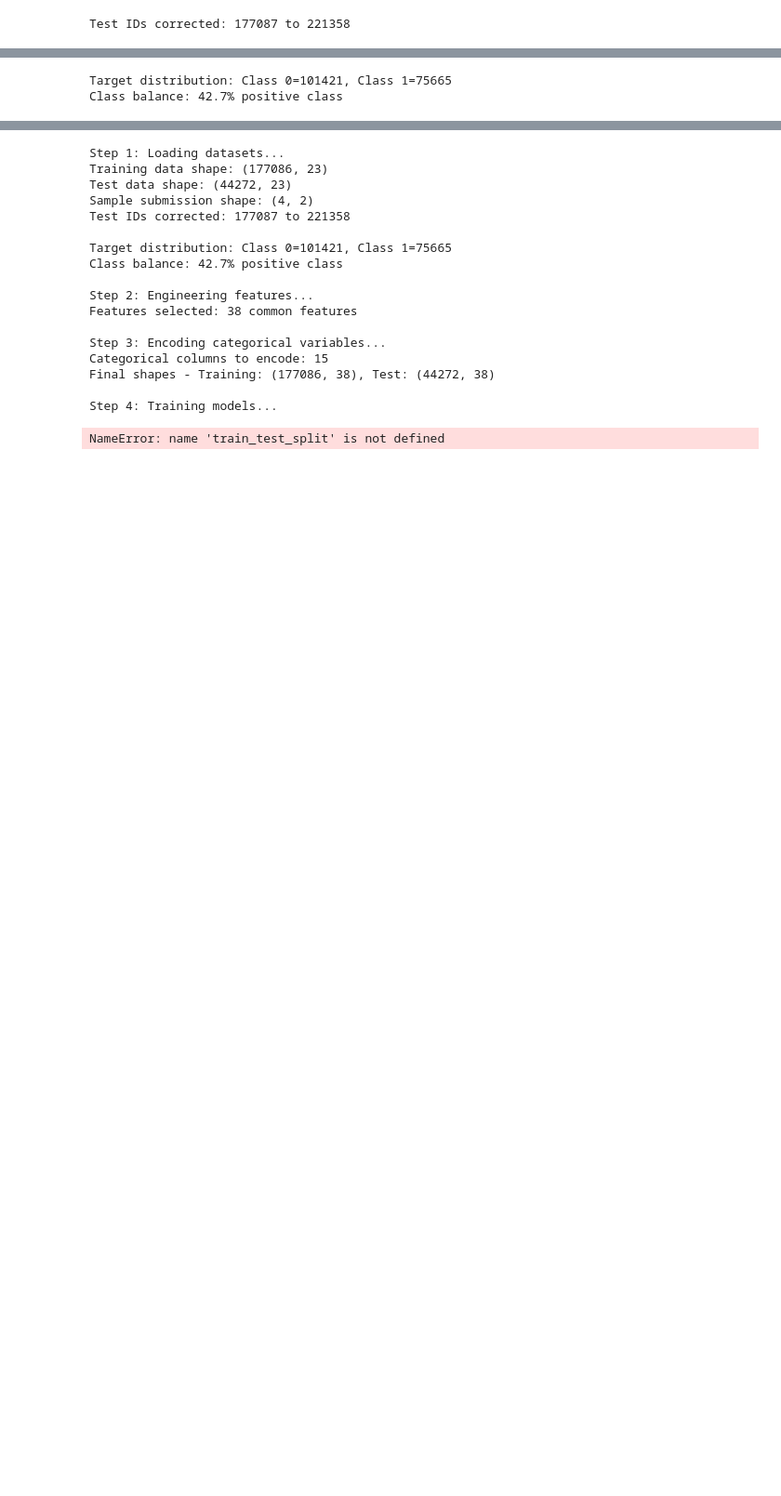
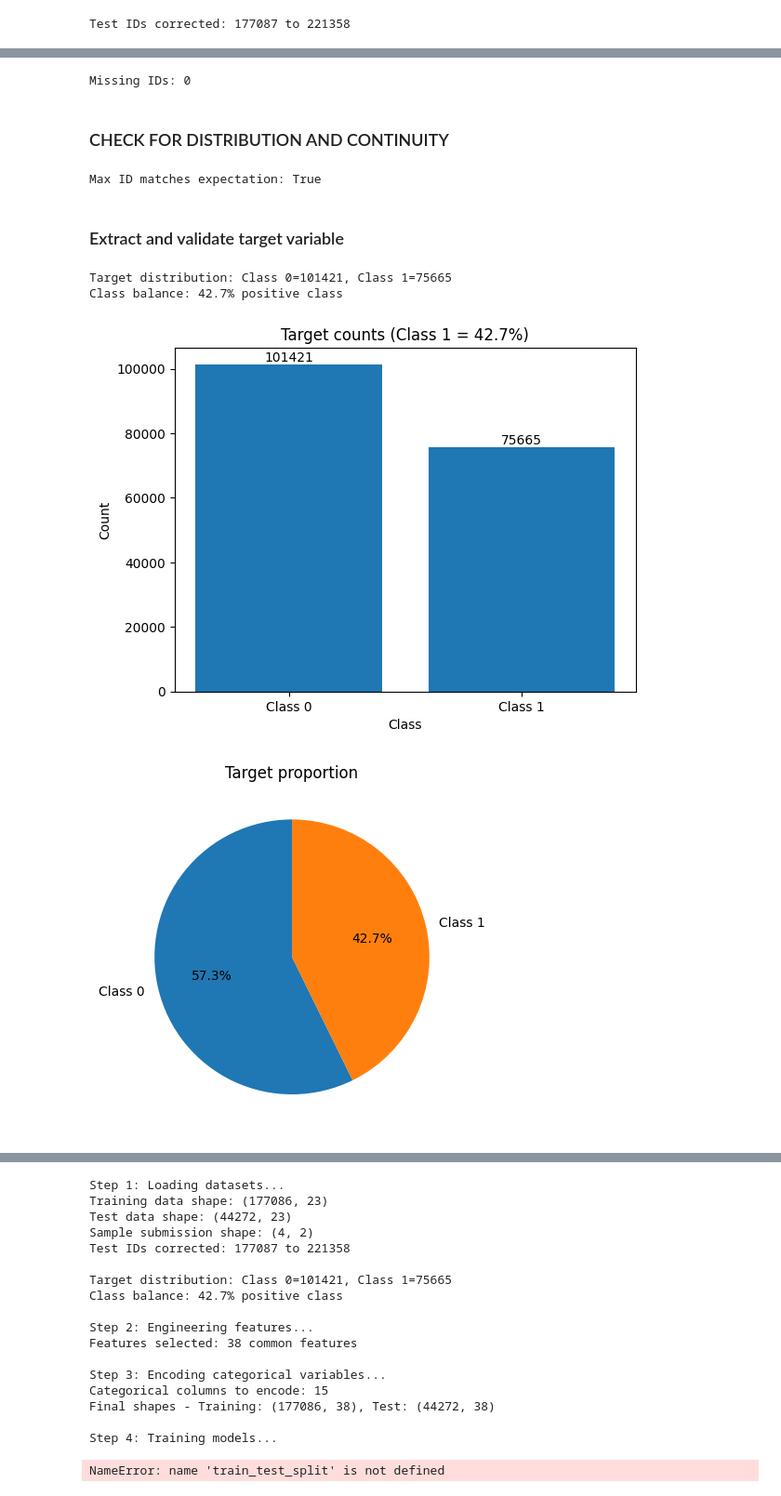
Before and after one commit to lorrainefadzaic-tech/Purchase-Intent-Prediction, a Jupyter notebook: purchase_intent-prediction.ipynb, the cells around one changed output, grey strips where cells are left out. Shown at 93% size. Cells and saved outputs as stored; diff of their text form; code cells hidden in the pictures; blank space fills up the shorter version.

Commit message:
Data Visualizations on Train Data Clean

```diff
--- a/purchase_intent-prediction.ipynb
+++ b/purchase_intent-prediction.ipynb
@@ -177,3 +198,17 @@ Test IDs corrected: 177087 to 221358
+# %%
+missing_ids = set(range(test_df_clean['ID'].min(), test_df_clean['ID'].max() + 1)) - set(test_df_clean['ID'])
+print("Missing IDs:", len(missing_ids))
+# %% [output]
+Missing IDs: 0
+# %% [markdown]
+### CHECK FOR DISTRIBUTION AND CONTINUITY
+# %%
+expected_max = 177087 + len(test_df) - 1
+print("Max ID matches expectation:", test_df['ID'].max() == expected_max)
+# %% [output]
+Max ID matches expectation: True
+# %% [markdown]
+### Extract and validate target variable
 # %%
 # Extract and validate target variable
 y = train_df['Result'].values.astype(int)
@@ -182,3 +217,31 @@ print(f"Class balance: {sum(y==1)/len(y)*100:.1f}% positive class")
 # %% [output]
 Target distribution: Class 0=101421, Class 1=75665
 Class balance: 42.7% positive class
+# %%
+import numpy as np
+import matplotlib.pyplot as plt
+
+# y assumed to be 0/1 ints
+n0 = int(np.sum(y == 0))
+n1 = int(np.sum(y == 1))
+p1 = n1 / len(y) * 100
+
+# Bar chart
+plt.figure()
+plt.bar([0, 1], [n0, n1])
+plt.xticks([0, 1], ["Class 0", "Class 1"])
+plt.title(f"Target counts (Class 1 = {p1:.1f}%)")
+for i, v in enumerate([n0, n1]):
+    plt.text(i, v, str(v), ha="center", va="bottom")
+plt.xlabel("Class")
+plt.ylabel("Count")
+plt.show()
+
+# Pie chart
+plt.figure()
+plt.pie([n0, n1], labels=["Class 0", "Class 1"], autopct="%1.1f%%", startangle=90)
+plt.title("Target proportion")
+plt.show()
+# %% [output]
+[figure, added]
+[figure, added]
```
Also changed, not shown: parts of 24 cells of this notebook, 2 other files.
